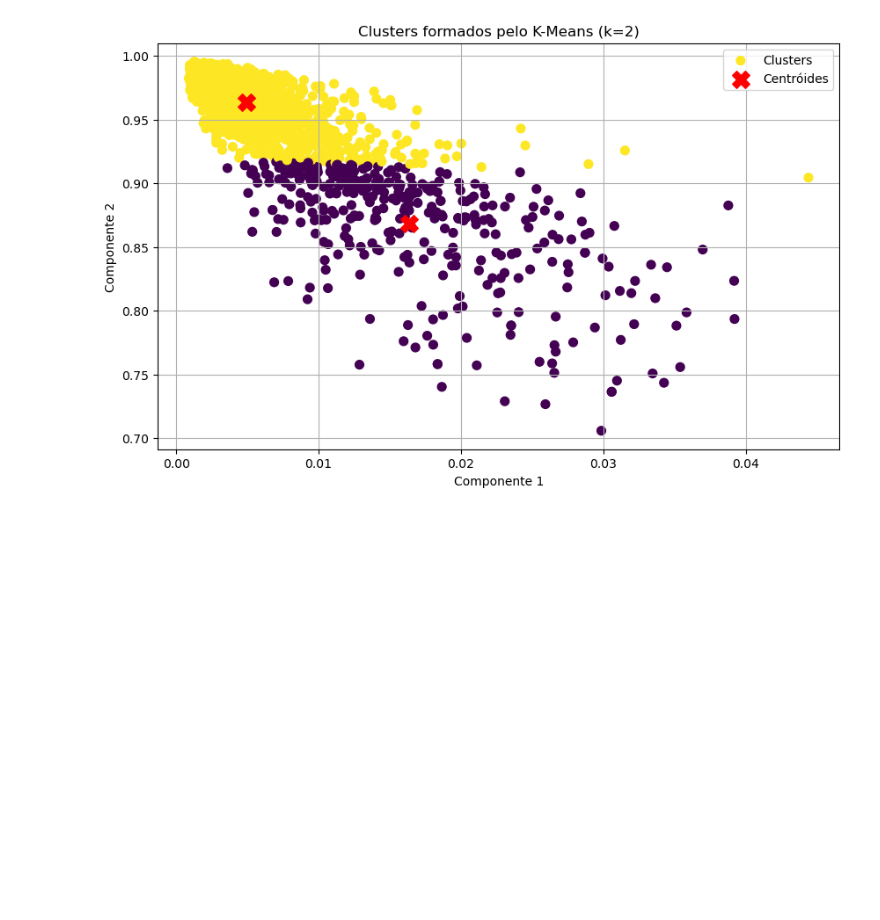
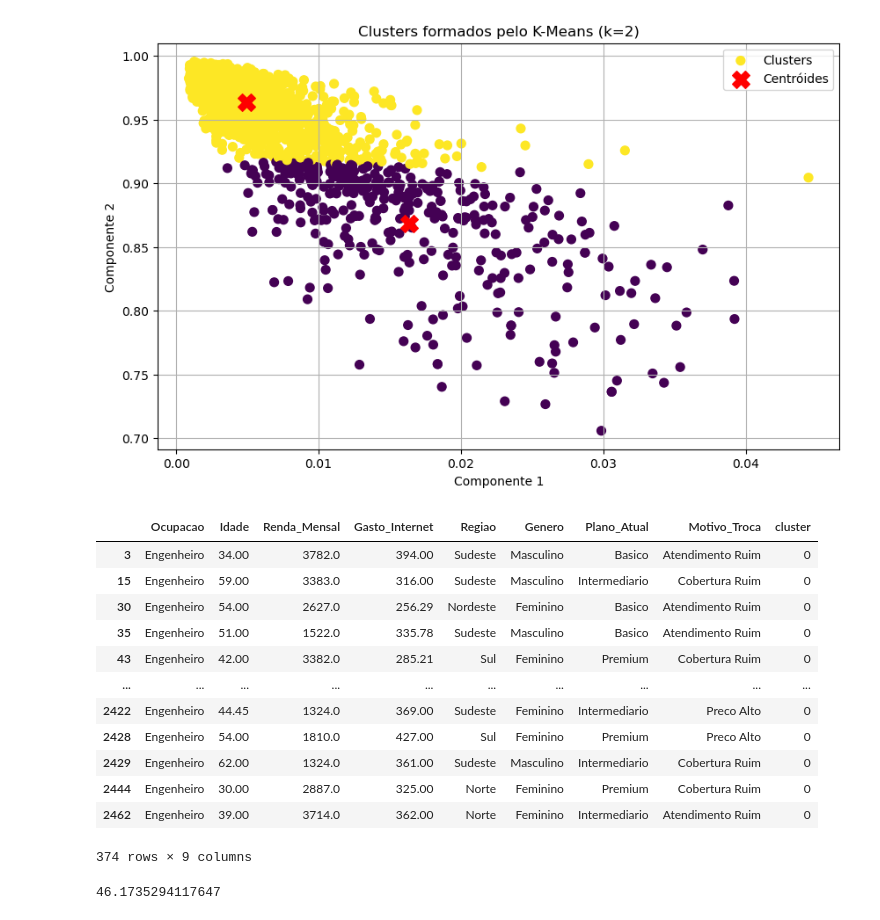
Before and after one commit to Joao-Gabriel05/Telecconect_analysis, a Jupyter notebook: clusterizacao_primeiro_modelo.ipynb, the cells around one changed output. Cells and saved outputs as stored; diff of their text form; code cells hidden in the pictures; blank space fills up the shorter version.

```diff
--- a/clusterizacao.ipynb
+++ b/clusterizacao_primeiro_modelo.ipynb
@@ -286,3 +278,24 @@ else:
     print("\nOs dados não possuem pelo menos 2 dimensões para gerar o gráfico.")
 # %% [output]
 [figure]
+# %%
+df_cluster_1 = df[df['cluster']==0]
+df_cluster_1
+# %% [output]
+|  | Ocupacao | Idade | Renda_Mensal | Gasto_Internet | Regiao | Genero | Plano_Atual | Motivo_Troca | cluster |
+| 3 | Engenheiro | 34.00 | 3782.0 | 394.00 | Sudeste | Masculino | Basico | Atendimento Ruim | 0 |
+| 15 | Engenheiro | 59.00 | 3383.0 | 316.00 | Sudeste | Masculino | Intermediario | Cobertura Ruim | 0 |
+| 30 | Engenheiro | 54.00 | 2627.0 | 256.29 | Nordeste | Feminino | Basico | Atendimento Ruim | 0 |
+| 35 | Engenheiro | 51.00 | 1522.0 | 335.78 | Sudeste | Masculino | Basico | Atendimento Ruim | 0 |
+| 43 | Engenheiro | 42.00 | 3382.0 | 285.21 | Sul | Feminino | Premium | Cobertura Ruim | 0 |
+| ... | ... | ... | ... | ... | ... | ... | ... | ... | ... |
+| 2422 | Engenheiro | 44.45 | 1324.0 | 369.00 | Sudeste | Feminino | Intermediario | Preco Alto | 0 |
+| 2428 | Engenheiro | 54.00 | 1810.0 | 427.00 | Sul | Feminino | Premium | Preco Alto | 0 |
+| 2429 | Engenheiro | 62.00 | 1324.0 | 361.00 | Sudeste | Masculino | Intermediario | Cobertura Ruim | 0 |
+| 2444 | Engenheiro | 30.00 | 2887.0 | 325.00 | Norte | Feminino | Premium | Cobertura Ruim | 0 |
+| 2462 | Engenheiro | 39.00 | 3714.0 | 362.00 | Norte | Feminino | Intermediario | Atendimento Ruim | 0 |
+374 rows × 9 columns
+# %%
+df_cluster_1['Idade'].mean()
+# %% [output]
+46.1735294117647
```
Also changed, not shown: parts of 8 cells of this notebook, 3 other files.
